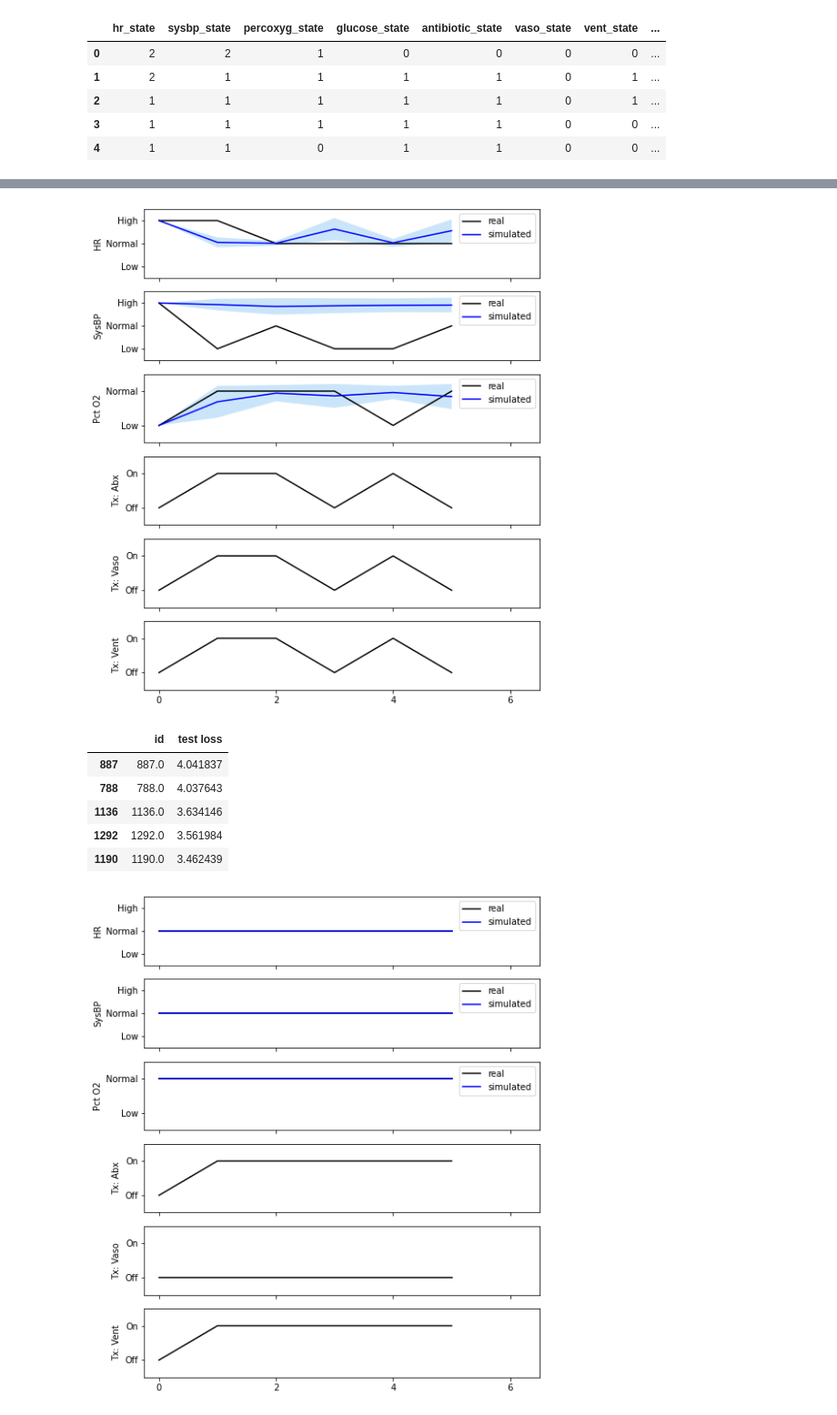
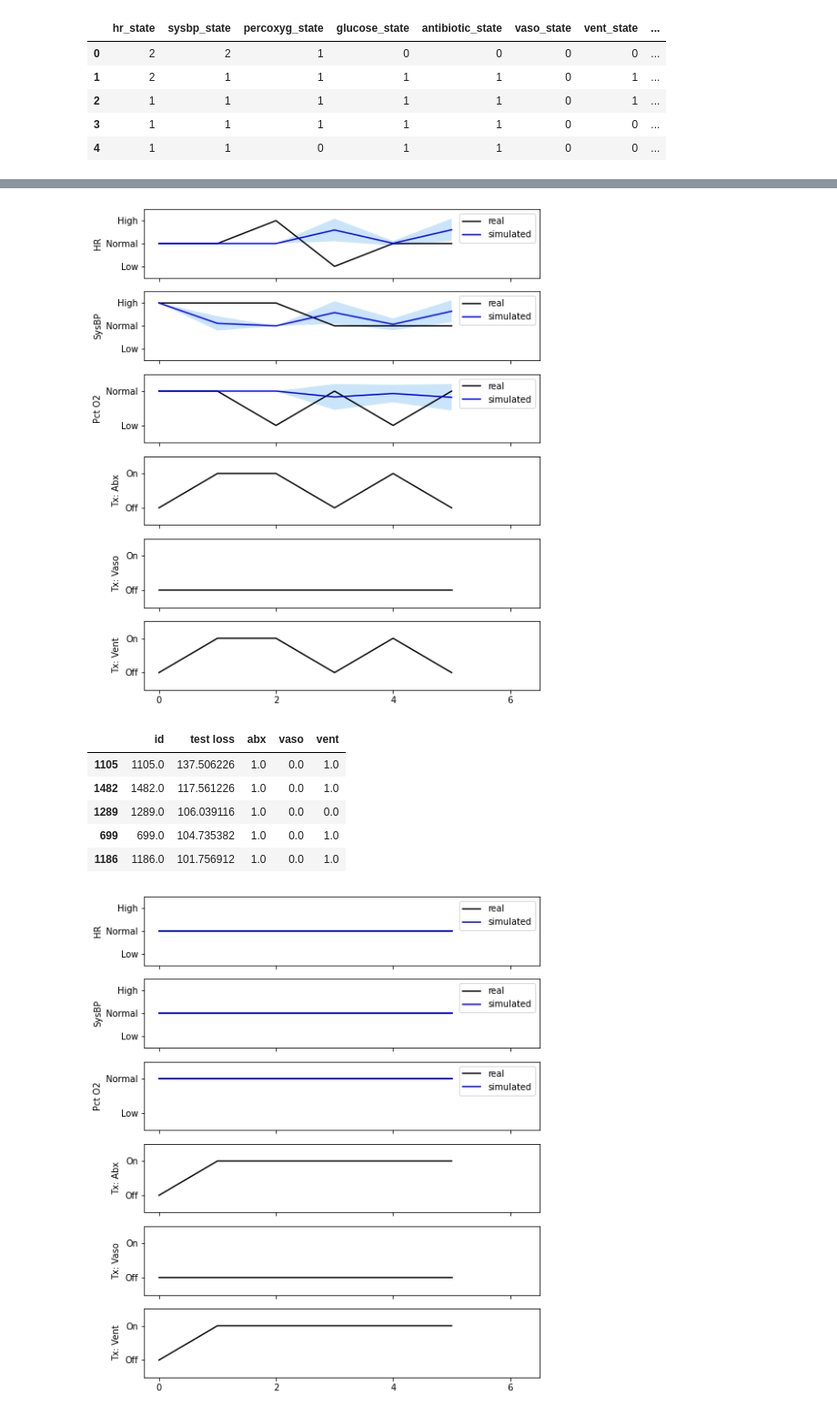
Before and after one commit to faaizT/SimulatorValidation, a Jupyter notebook: Sontag Simulator Results.ipynb, the cells around one changed output, grey strips where cells are left out. Shown at 91% size. Cells and saved outputs as stored; diff of their text form; code cells hidden in the pictures.

```diff
--- a/Sontag Simulator Results.ipynb
+++ b/Sontag Simulator Results.ipynb
@@ -259,6 +313,28 @@ def infer_initial_state(model, trajectory):
                     obs = torch.FloatTensor(trajectory.loc[trajectory['t'] == 0, 'percoxyg_state'].values)
                 )
     return s0_diab, s0_hr, s0_sysbp, s0_glucose, s0_percoxyg
+# %%
+def transition(mdp, action, mini_batch_mask, t):
+    hr_probs, sysbp_probs, glucose_probs, percoxyg_probs = mdp.transition_probs(action)
+    hr_state = pyro.sample(
+        f"s{t}_hr",
+        dist.Categorical(probs=hr_probs).mask(mini_batch_mask[:, t])).to(torch.long)
+    mdp.state.hr_state = hr_state
+    sysbp_state = pyro.sample(
+        f"s{t}_sysbp",
+        dist.Categorical(probs=sysbp_probs).mask(mini_batch_mask[:, t])).to(torch.long)
+    mdp.state.sysbp_state = sysbp_state
+    glucose_state = pyro.sample(
+        f"s{t}_glucose",
+        dist.Categorical(probs=glucose_probs).mask(mini_batch_mask[:, t])).to(torch.long)
+    mdp.state.glucose_state = glucose_state
+    percoxyg_state = pyro.sample(
+        f"s{t}_percoxyg",
+        dist.Categorical(probs=percoxyg_probs).mask(mini_batch_mask[:, t])).to(torch.long)
+    mdp.state.percoxyg_state = percoxyg_state
+    mdp.state.antibiotic_state = action.antibiotic
+    mdp.state.vent_state = action.ventilation
+    mdp.state.vaso_state = action.vasopressors
 # %%
 def plot_real_vs_simulated(simulator_model, val_data, pt_id, n_iters=1):
     trajectory = val_data[(val_data['id']==pt_id) & (val_data['hr_state'] != -1)]
@@ -277,7 +353,7 @@ def plot_real_vs_simulated(simulator_model, val_data, pt_id, n_iters=1):
                 if trajectory.at[index, 'A_t'] == -1:
                     break
                 action = Action(torch.Tensor([trajectory.at[index, 'A_t']]))
-                mdp.transition(action, mask, t+1)
+                transition(mdp, action, mask, t+1)
                 simulator_trajectory = simulator_trajectory.append({'t':t+1, 'id': trajectory['id'].values[0], 'hr_state': st.hr_state.item(), 'sysbp_state': st.sysbp_state.item(), 'percoxyg_state': st.percoxyg_state.item(), 'antibiotic_state': st.antibiotic_state.item(), 'vaso_state': st.vaso_state.item(), 'vent_state': st.vent_state.item()}, ignore_index=True)
                 t += 1
         simulator_trajectories.append(simulator_trajectory)
@@ -307,13 +383,13 @@ def get_simulated_trajectories(simulator_model, val_data, pt_id, n_iters=100):
                 if trajectory.at[index, 'A_t'] == -1:
                     break
                 action = Action(torch.Tensor([trajectory.at[index, 'A_t']]))
-                mdp.transition(action, mask, t+1)
+                transition(mdp, action, mask, t+1)
                 simulator_trajectory = simulator_trajectory.append({'t':t+1, 'id': trajectory['id'].values[0], 'hr_state': st.hr_state.item(), 'sysbp_state': st.sysbp_state.item(), 'percoxyg_state': st.percoxyg_state.item(), 'antibiotic_state': st.antibiotic_state.item(), 'vaso_state': st.vaso_state.item(), 'vent_state': st.vent_state.item()}, ignore_index=True)
                 t += 1
         simulator_trajectories.append(simulator_trajectory)
     return simulator_trajectories
 # %%
-sim_trajectories = get_simulated_trajectories(gumbel_model, val_data, 1928)
+sim_trajectories = get_simulated_trajectories(gumbel_model, val_data, 1482)
 # %%
 def get_aggregate_of_trajectories(simulator_trajectories):
     mean = pd.DataFrame()
@@ -420,21 +496,21 @@ def generate_diagnosis_plots(val_data, pt_id, simulator_name, model_path):
     mean, error = get_aggregate_of_trajectories(simulated_trajectories)
     fig, axes = plot_real_trajectory_vs_simulated_trajectories(trajectory, mean, error)
 # %%
-pt_id = 1928
+pt_id = 1105.0
 model_path = '/data/localhost/taufiq/gms-glucose-diab-missing-run6/gms-run6-sim_antibiotic2/model-state-final'
 simulator_name = 'antibiotic2'
 generate_diagnosis_plots(val_data, pt_id, simulator_name, model_path)
 # %% [output]
-[figure, old version]
+[figure, new version]
 # %%
-losses.tail()
+losses.head()
 # %% [output]
-|  | id | test loss |
-| 887 | 887.0 | 4.041837 |
-| 788 | 788.0 | 4.037643 |
-| 1136 | 1136.0 | 3.634146 |
-| 1292 | 1292.0 | 3.561984 |
-| 1190 | 1190.0 | 3.462439 |
+|  | id | test loss | abx | vaso | vent |
+| 1105 | 1105.0 | 137.506226 | 1.0 | 0.0 | 1.0 |
+| 1482 | 1482.0 | 117.561226 | 1.0 | 0.0 | 1.0 |
+| 1289 | 1289.0 | 106.039116 | 1.0 | 0.0 | 0.0 |
+| 699 | 699.0 | 104.735382 | 1.0 | 0.0 | 1.0 |
+| 1186 | 1186.0 | 101.756912 | 1.0 | 0.0 | 1.0 |
 # %%
 pt_id = 1136
 model_path = '/data/localhost/taufiq/gms-glucose-diab-missing-run6/gms-run6-sim_antibiotic2/model-state-final'
```
Also changed, not shown: parts of 8 cells of this notebook.
